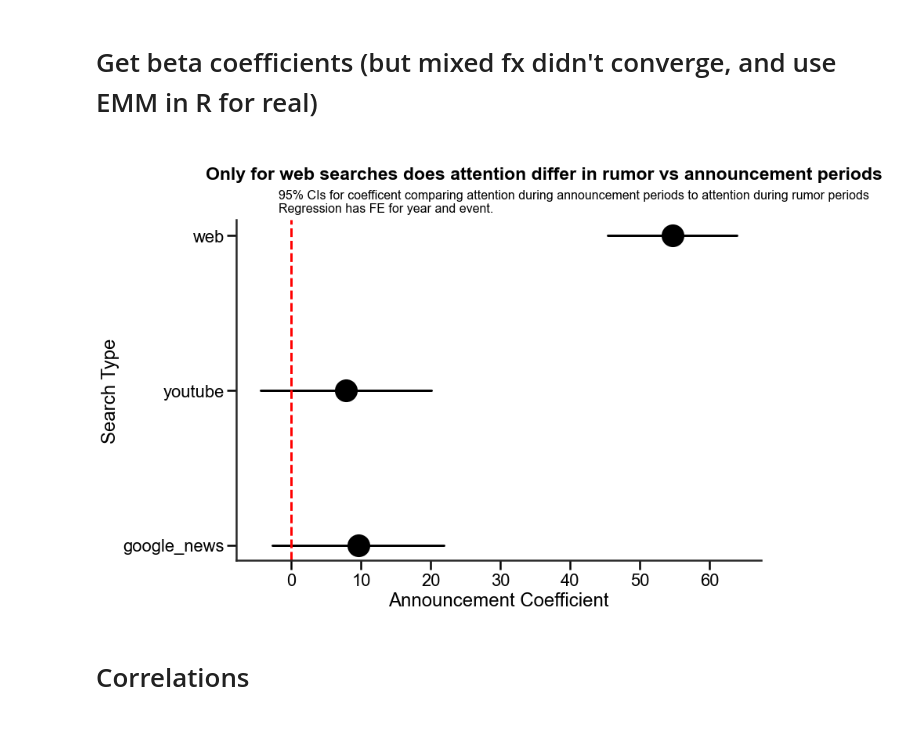
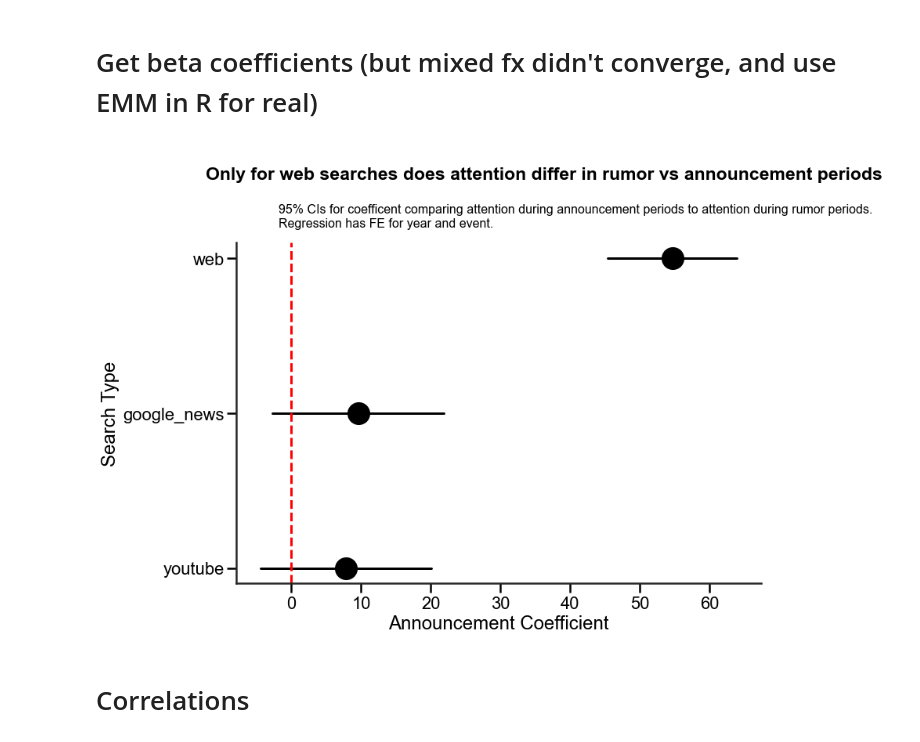
Before and after one commit to josh-ashkinaze/attention, a Jupyter notebook: scripts/graphs.ipynb, the cells around one changed output. Saved outputs shown, nothing was run; the diff lists cells and outputs as text; code cells hidden in the pictures.

```diff
--- a/scripts/graphs.ipynb
+++ b/scripts/graphs.ipynb
@@ -17,6 +17,6 @@ pd.options.mode.chained_assignment = None  # default='warn'
 
 def make_aesthetic():
     sns.set(style='white', context='poster')
-    themes.theme_few(scheme='light')
+    themes.theme_few('dark')
     plt.rcParams.update({'font.family':'Arial'})
 # %% [markdown]
@@ -146,7 +202,6 @@ from matplotlib.font_manager import FontProperties
 import matplotlib.font_manager
 
 make_aesthetic()
-plt.rcParams.update({'font.family':'Arial'})
 
 plt.figure(figsize=(13,8))
 
@@ -203,39 +278,41 @@ for search_type in set(df['search_type'].tolist()):
     tdf = df.query("search_type=='{}'&period2!='control'".format(search_type))
     md = smf.ols("value ~ C(year) + C(period2, Treatment('rumor2_period')) + C(event)", tdf).fit()
 
     coef_period2 = md.params["C(period2, Treatment('rumor2_period'))[T.announce_period]"]
     conf_int_period2 = md.conf_int().loc["C(period2, Treatment('rumor2_period'))[T.announce_period]"]
     summary_df = pd.DataFrame({"Coefficient": [coef_period2],
                                "95% CI Lower": [conf_int_period2[0]],
                                "95% CI Upper": [conf_int_period2[1]],
                               "search_type":[search_type]},
                               index=["period2"])
     beta_dfs.append(summary_df)
 
 
-sns.set(style="whitegrid")
-
 # Create a scatter plot for coefficients
 make_aesthetic()
+beta_df = pd.concat(beta_dfs)
+beta_df['search_type'] = pd.Categorical(beta_df['search_type'],
+                                   categories=["web", "google_news", "youtube"],
+                                   ordered=True)
 ax = sns.scatterplot(x="Coefficient", y="search_type", data=beta_df, marker='o', color='black', s=1000)
 for index, row in beta_df.iterrows():
     plt.plot((row["95% CI Lower"], row["95% CI Upper"]), (row["search_type"], row["search_type"]), 'black', linewidth=3)
 plt.axvline(x=0, color='red', linestyle='--')
 sns.despine()
 plt.xlabel("Announcement Coefficient")
 plt.ylabel("Search Type")
 plt.suptitle("\nOnly for web searches does attention differ in rumor vs announcement periods",
     fontsize=23,
     fontweight="bold",
     x=0.08,
-    y=1.04,
+    y=1.09,
     ha="left",)
 
-plt.title("95% CIs for coefficent comparing attention during announcement periods to attention during rumor periods\nRegression has FE for year and event.",
-    fontsize=16,x=0.08, pad=10, ha='left')
+plt.title("95% CIs for coefficent comparing attention during announcement periods to attention during rumor periods.\nRegression has FE for year and event.\n",
+    fontsize=16,x=0.08, pad=1, ha='left')
 plt.savefig(f"{OUTPUT_PATH}coefficient.png", dpi=300, bbox_inches='tight')
 # %% [output]
-[figure, old version]
+[figure, new version]
 # %% [markdown]
 # Correlations
 # %%
```
Also changed, not shown: parts of 34 cells of this notebook, 3 other files.
